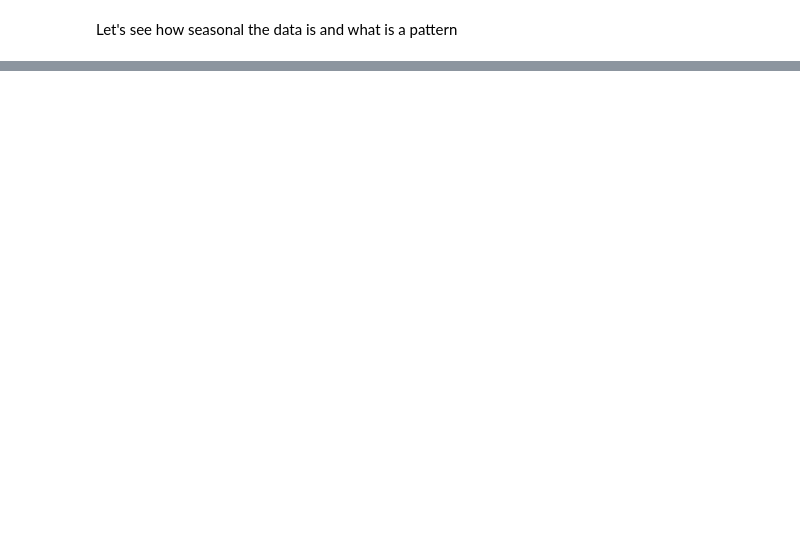
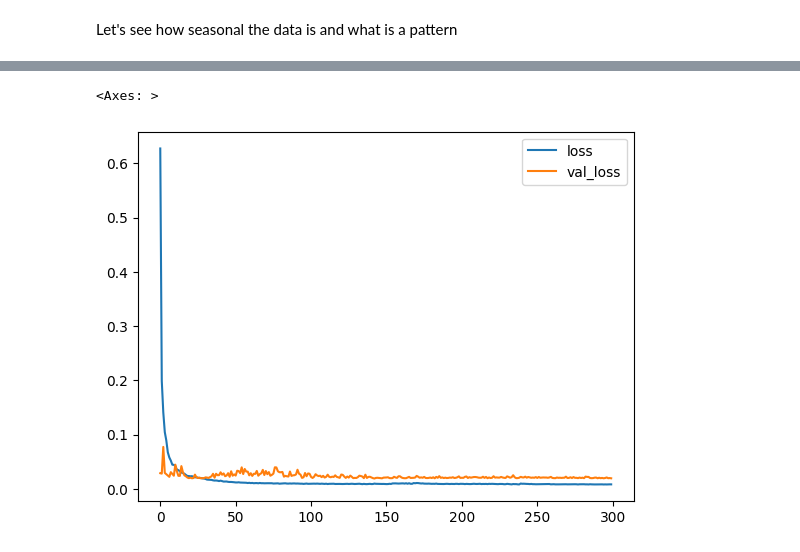
Before and after one commit to KirSobolev/Deep-Learning, a Jupyter notebook: ex4/rnn_and_lstm.ipynb, the cells around one changed output, grey strips where cells are left out. Cells and saved outputs as stored; diff of their text form; code cells hidden in the pictures; blank space fills up the shorter version.

```diff
--- a/ex4/rnn_and_lstm.ipynb
+++ b/ex4/rnn_and_lstm.ipynb
@@ -268,0 +148,6 @@ plt.show()
+# %%
+# create a model checkpoint to a file, and only save the best one
+mc = ModelCheckpoint('best_model_lstm.keras', monitor='val_loss', mode='min', save_best_only=True)
+callback_list = [mc]
+
+lstm.fit(X_train, y_train, epochs=150, verbose=1, validation_data=(X_test, y_test), callbacks=callback_list)
@@ -268,0 +424,18 @@ plt.show()
+# %%
+look_back = 10
+# %%
+rnn = Sequential()
+rnn.add(Input((look_back, df.shape[1])))
+rnn.add(SimpleRNN(100, return_sequences=True, recurrent_dropout=0.2))
+rnn.add(SimpleRNN(100, recurrent_dropout=0.4))
+rnn.add(Dense(4))
+rnn.add(Dense(2))
+rnn.add(Dense(1))
+optimizer = optimizers.AdamW()
+rnn.compile(optimizer=optimizer, loss='mse')
+# %%
+# create a model checkpoint to a file, and only save the best one
+mc = ModelCheckpoint('best_model_rnn.keras', monitor='val_loss', mode='min', save_best_only=True)
+callback_list = [mc]
+
+rnn.fit(X_train, y_train, epochs=300, verbose=1, validation_data=(X_test, y_test), callbacks=callback_list)
@@ -268,0 +461,7 @@ plt.show()
+# %%
+ # the usual training metric visualization
+loss_df_rnn = pd.DataFrame(rnn.history.history)
+loss_df_rnn.plot()
+# %% [output]
+<Axes: >
+[figure, added]
```
Also changed, not shown: parts of 83 cells of this notebook, 5 other files.
